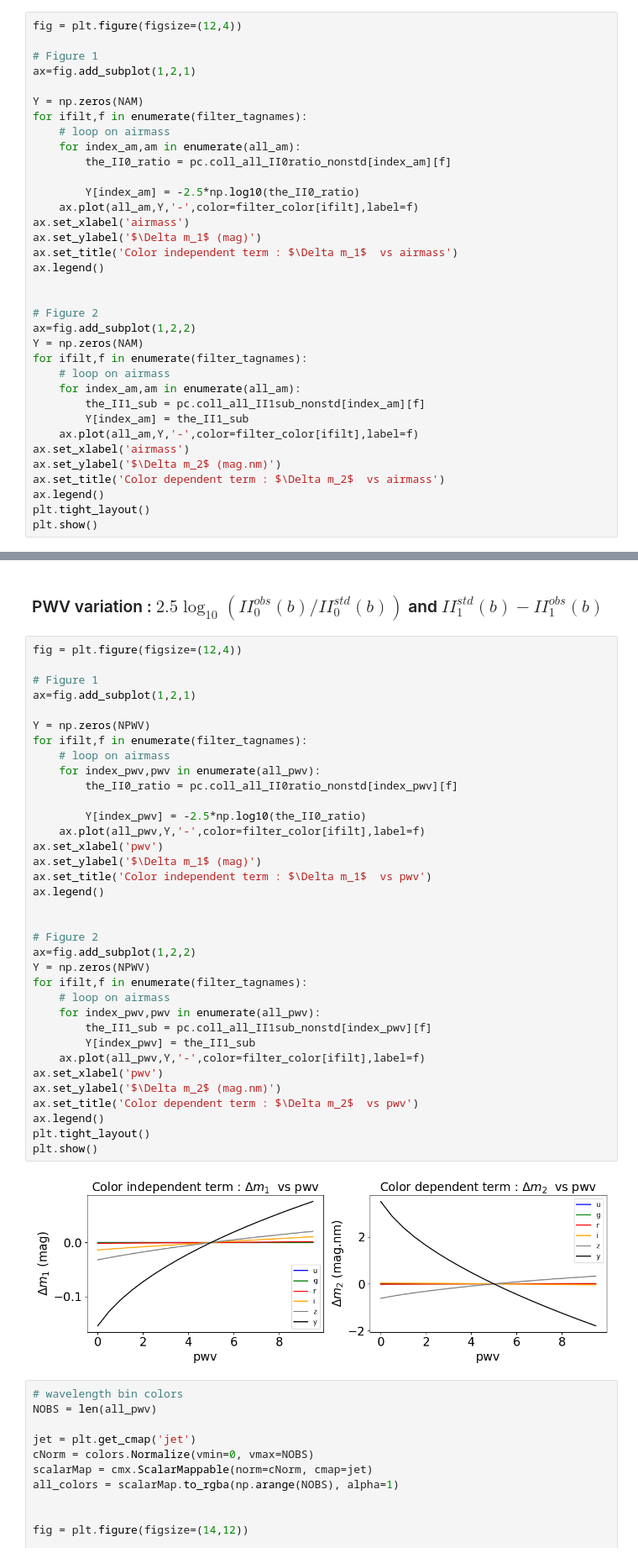
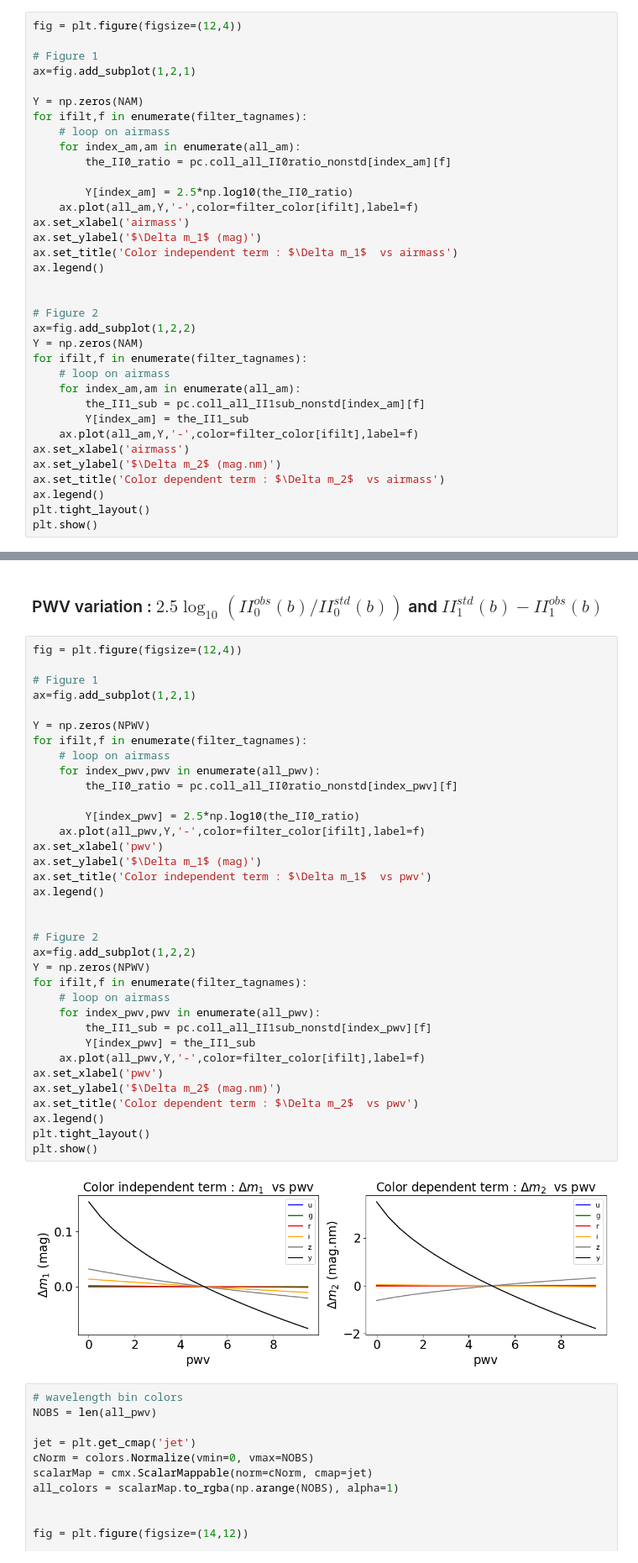
Before and after one commit to sylvielsstfr/RubinLSSTPhotometricCorrTuto, a Jupyter notebook: notebooks/02_PhotometricCorrections/02a_IntroPhotomCorrections.ipynb, the cells around one changed output, grey strips where cells are left out. Shown at 84% size. Cells and saved outputs as stored; diff of their text form.

```diff
--- a/notebooks/02_PhotometricCorrections/02a_IntroPhotomCorrections.ipynb
+++ b/notebooks/02_PhotometricCorrections/02a_IntroPhotomCorrections.ipynb
@@ -462,7 +473,7 @@ for ifilt,f in enumerate(filter_tagnames):
     for index_am,am in enumerate(all_am):
         the_II0_ratio = pc.coll_all_II0ratio_nonstd[index_am][f]
 
-        Y[index_am] = -2.5*np.log10(the_II0_ratio)
+        Y[index_am] = 2.5*np.log10(the_II0_ratio)
     ax.plot(all_am,Y,'-',color=filter_color[ifilt],label=f)
 ax.set_xlabel('airmass')
 ax.set_ylabel('$\Delta m_1$ (mag)')
@@ -691,35 +704,35 @@ ax=fig.add_subplot(1,2,1)
 
 Y = np.zeros(NPWV)
 for ifilt,f in enumerate(filter_tagnames):
     # loop on airmass
     for index_pwv,pwv in enumerate(all_pwv):
         the_II0_ratio = pc.coll_all_II0ratio_nonstd[index_pwv][f]
 
-        Y[index_pwv] = -2.5*np.log10(the_II0_ratio)
+        Y[index_pwv] = 2.5*np.log10(the_II0_ratio)
     ax.plot(all_pwv,Y,'-',color=filter_color[ifilt],label=f)
 ax.set_xlabel('pwv')
 ax.set_ylabel('$\Delta m_1$ (mag)')
 ax.set_title('Color independent term : $\Delta m_1$  vs pwv')
 ax.legend()
 
 
 # Figure 2
 ax=fig.add_subplot(1,2,2)
 Y = np.zeros(NPWV)
 for ifilt,f in enumerate(filter_tagnames):
     # loop on airmass
     for index_pwv,pwv in enumerate(all_pwv):
         the_II1_sub = pc.coll_all_II1sub_nonstd[index_pwv][f]
         Y[index_pwv] = the_II1_sub
     ax.plot(all_pwv,Y,'-',color=filter_color[ifilt],label=f)
 ax.set_xlabel('pwv')
 ax.set_ylabel('$\Delta m_2$ (mag.nm)')
 ax.set_title('Color dependent term : $\Delta m_2$  vs pwv')
 ax.legend()
 plt.tight_layout()
 plt.show()
 # %% [output]
-[figure, old version]
+[figure, new version]
 # %%
 # wavelength bin colors
 NOBS = len(all_pwv)
```
Also changed, not shown: parts of 15 cells of this notebook, 1 other file.
